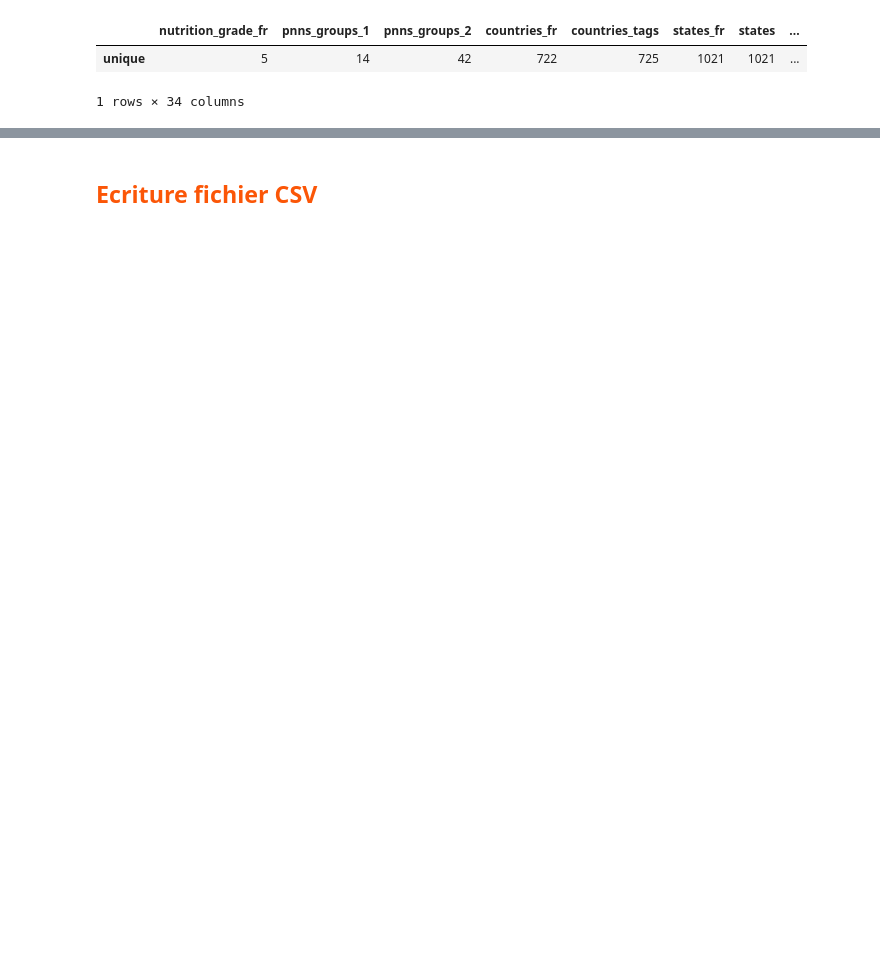
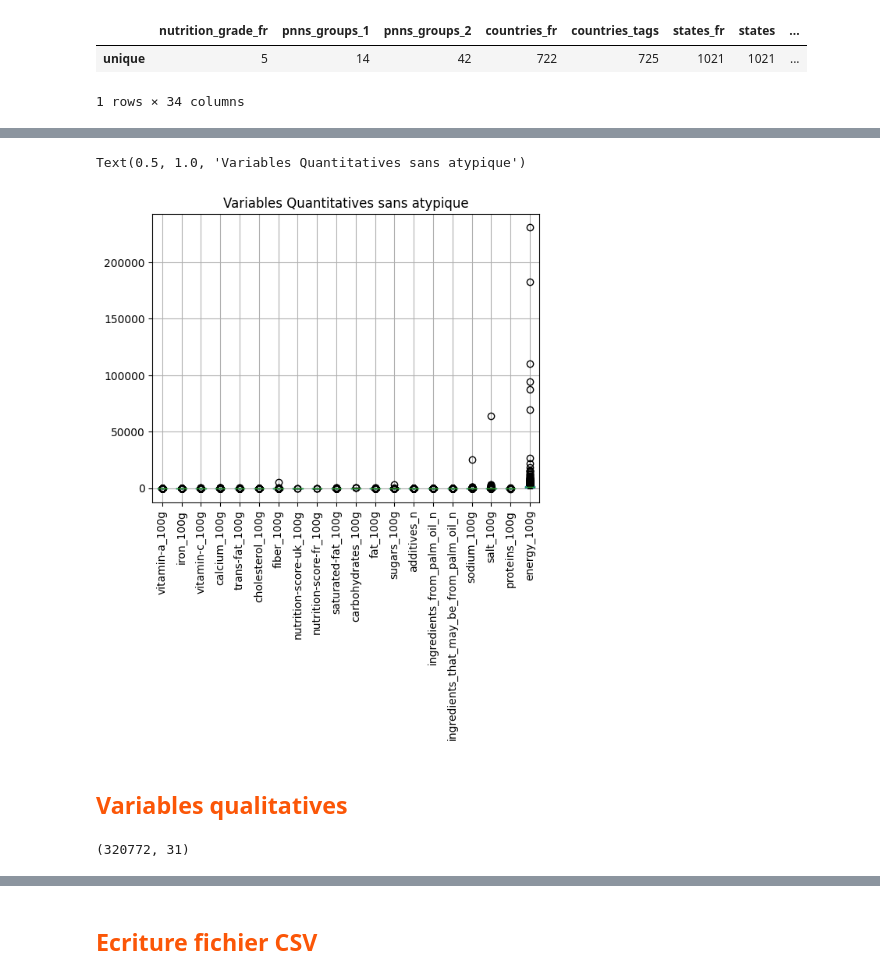
Before and after one commit to 8huit/analyse-de-donnees-nutritionnelles, a Jupyter notebook: p2_donnees_nutritionnelles_nettoyage.ipynb, the cells around one changed output, grey strips where cells are left out. Saved outputs shown, nothing was run; the diff lists cells and outputs as text; code cells hidden in the pictures; blank space fills up the shorter version.

```diff
--- a/p2_donnees_nutritionnelles_nettoyage.ipynb
+++ b/p2_donnees_nutritionnelles_nettoyage.ipynb
@@ -240,0 +270,2 @@ dfNA80[colonnesQual+colonnesNum].head()
+# %%
+maxEnergy100g=dfNum['energy_100g'].max()
@@ -240,0 +274,15 @@ dfNA80[colonnesQual+colonnesNum].head()
+# %%
+dfNumNew=(dfNum[dfNum['energy_100g']<maxEnergy100g])
+# %%
+ax=dfNumNew.boxplot(rot=90)
+ax.set_title("Variables Quantitatives sans atypique")
+# %% [output]
+Text(0.5, 1.0, 'Variables Quantitatives sans atypique')
+[figure, added]
+# %% [markdown]
+## <font color=#FB5607>Variables qualitatives</font>
+# %%
+dfQual=dfNA80[colonnesQual]
+dfQual.shape
+# %% [output]
+(320772, 31)
```
Also changed, not shown: parts of 38 cells of this notebook, 1 other file.
